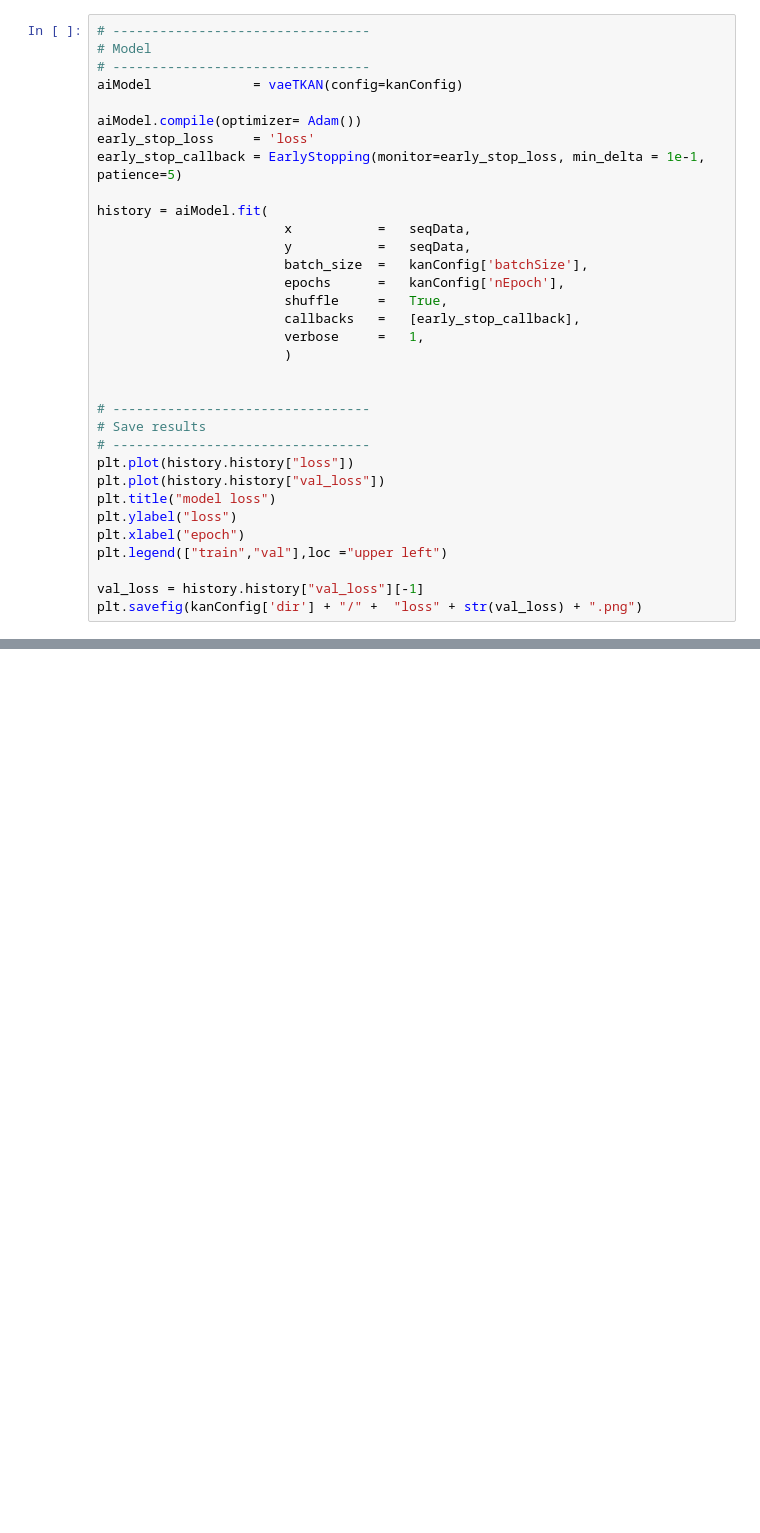
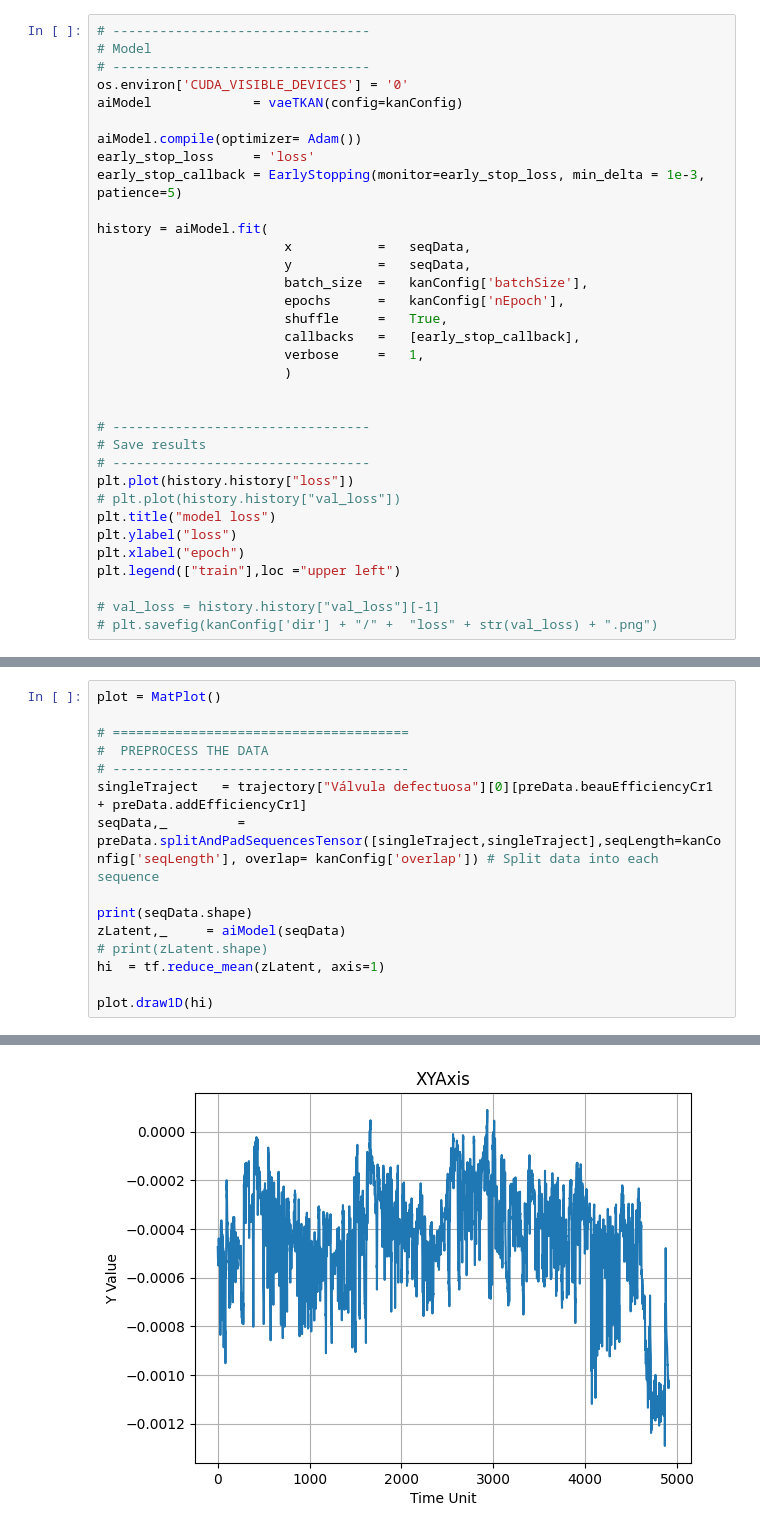
Before and after one commit to duc-an-nguyen/hiConstruction, a Jupyter notebook: preprocessingDataTKAN.ipynb, the cells around one changed output, grey strips where cells are left out. Cells and saved outputs as stored; diff of their text form; blank space fills up the shorter version.

```diff
--- a/preprocessingDataTKAN.ipynb
+++ b/preprocessingDataTKAN.ipynb
@@ -71,11 +89,12 @@ KeyError: "['Eficiencia_Rendimiento', 'Z_Score_Int', 'Z_Score_Ext', 'Ratio_Flujo
 # ---------------------------------
 # Model
 # ---------------------------------
+os.environ['CUDA_VISIBLE_DEVICES'] = '0'
 aiModel             = vaeTKAN(config=kanConfig)
 
 aiModel.compile(optimizer= Adam())
 early_stop_loss     = 'loss'
-early_stop_callback = EarlyStopping(monitor=early_stop_loss, min_delta = 1e-1, patience=5)
+early_stop_callback = EarlyStopping(monitor=early_stop_loss, min_delta = 1e-3, patience=5)
 
 history = aiModel.fit(
                         x           =   seqData,
@@ -92,11 +111,11 @@ history = aiModel.fit(
 # Save results
 # ---------------------------------
 plt.plot(history.history["loss"])
-plt.plot(history.history["val_loss"])
+# plt.plot(history.history["val_loss"])
 plt.title("model loss")
 plt.ylabel("loss")
 plt.xlabel("epoch")
-plt.legend(["train","val"],loc ="upper left")
+plt.legend(["train"],loc ="upper left")
 
-val_loss = history.history["val_loss"][-1]
-plt.savefig(kanConfig['dir'] + "/" +  "loss" + str(val_loss) + ".png")
+# val_loss = history.history["val_loss"][-1]
+# plt.savefig(kanConfig['dir'] + "/" +  "loss" + str(val_loss) + ".png")
@@ -102,0 +175,16 @@ plt.savefig(kanConfig['dir'] + "/" +  "loss" + str(val_loss) + ".png")
+# %%
+plot = MatPlot()
+
+# ======================================
+#  PREPROCESS THE DATA
+# --------------------------------------
+singleTraject   = trajectory["Válvula defectuosa"][0][preData.beauEfficiencyCr1 + preData.addEfficiencyCr1]
+seqData,_         = preData.splitAndPadSequencesTensor([singleTraject,singleTraject],seqLength=kanConfig['seqLength'], overlap= kanConfig['overlap']) # Split data into each sequence
+
+print(seqData.shape)
+zLatent,_     = aiModel(seqData)
+# print(zLatent.shape)
+hi  = tf.reduce_mean(zLatent, axis=1)
+
+plot.draw1D(hi)
+# %% [output]
@@ -102,0 +192 @@ plt.savefig(kanConfig['dir'] + "/" +  "loss" + str(val_loss) + ".png")
+[figure, added]
```
Also changed, not shown: parts of 4 cells of this notebook, 5 other files.
